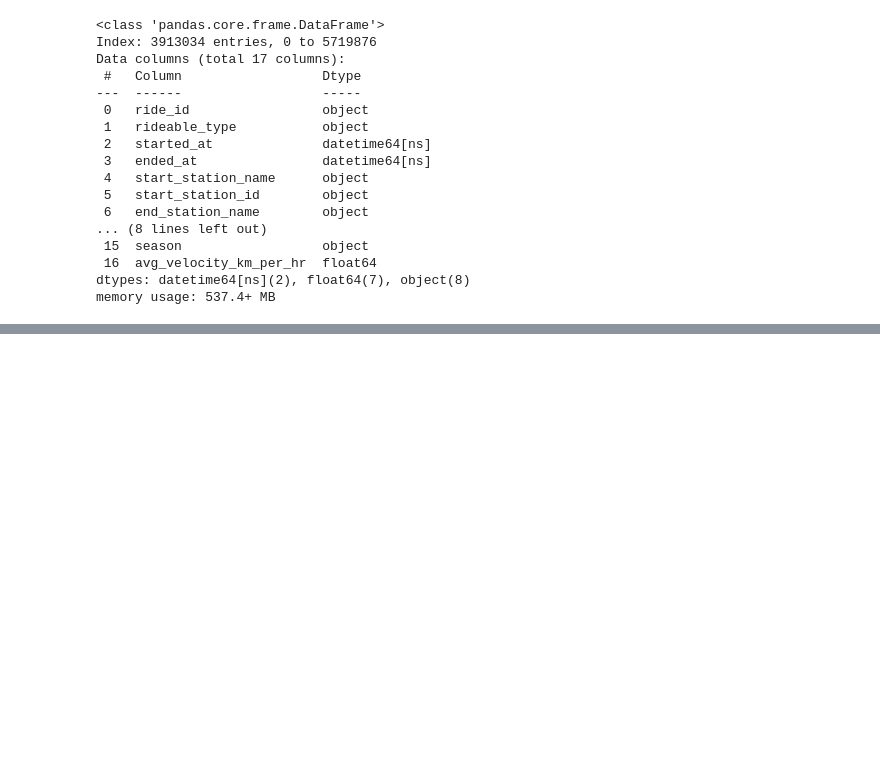
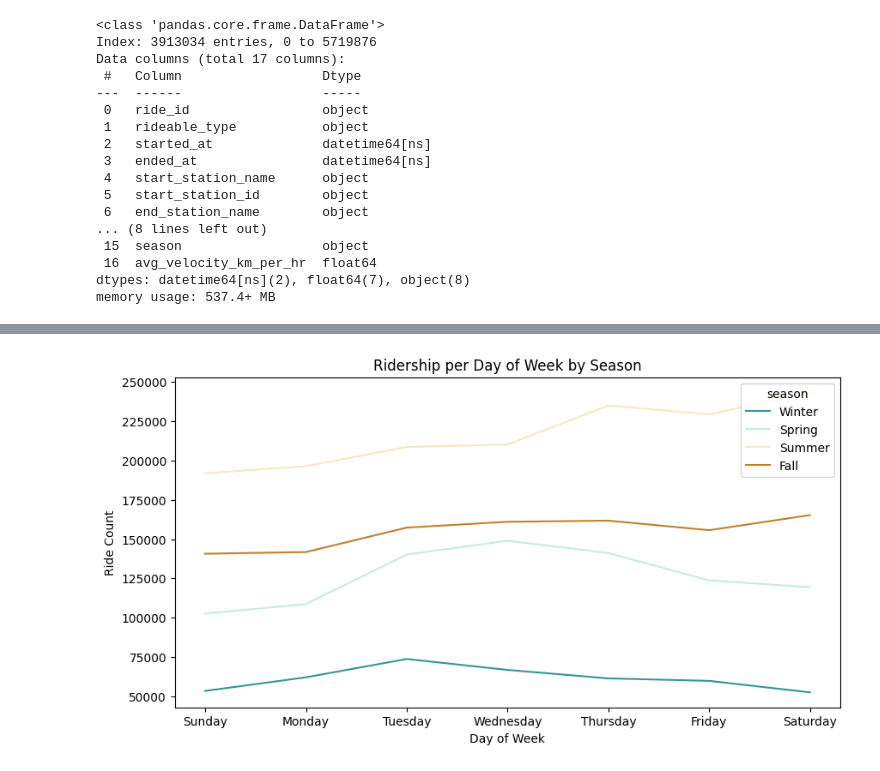
Before and after one commit to leon934/stat-315-final-project, a Jupyter notebook: data_analysis.ipynb, the cells around one changed output, grey strips where cells are left out. Cells and saved outputs as stored; diff of their text form; code cells hidden in the pictures; blank space fills up the shorter version.

```diff
--- a/data_analysis.ipynb
+++ b/data_analysis.ipynb
@@ -153,0 +218,26 @@ memory usage: 537.4+ MB
+# %%
+day_order = ["Sunday", "Monday", "Tuesday", "Wednesday", "Thursday", "Friday", "Saturday"]
+
+daily_counts = (
+    divvy_df
+    .groupby(["season", "dayofweek"])
+    .size()
+    .reset_index(name="ride_count")
+)
+
+plt.figure(figsize=(10, 5))
+sns.lineplot(
+    data=daily_counts,
+    x="dayofweek",
+    y="ride_count",
+    hue="season",
+    hue_order=season_order,
+    palette="BrBG_r"
+)
+plt.title("Ridership per Day of Week by Season")
+plt.xlabel("Day of Week")
+plt.ylabel("Ride Count")
+plt.tight_layout()
+plt.show()
+# %% [output]
+[figure, added]
```
Also changed, not shown: parts of 15 cells of this notebook.
